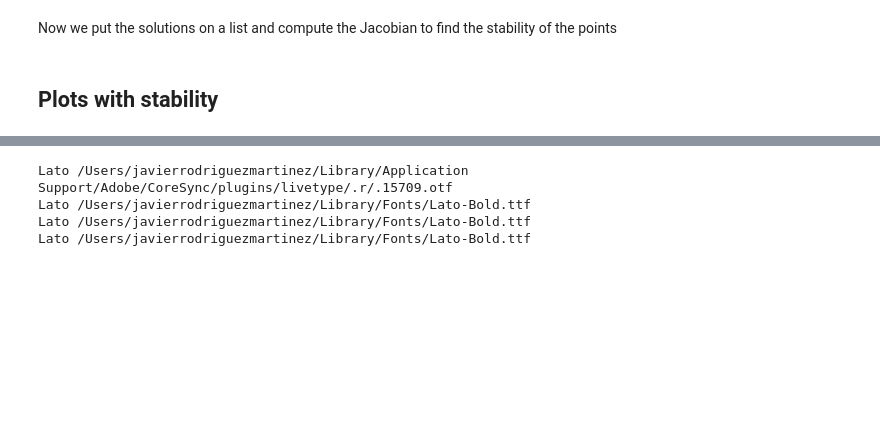
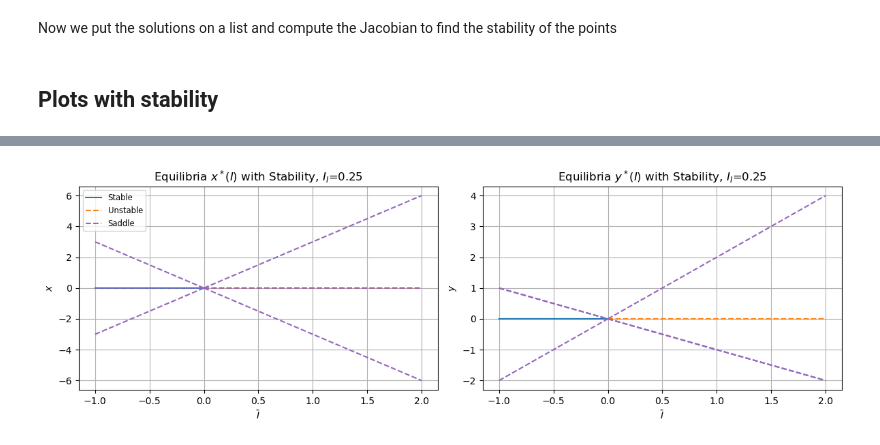
Before and after one commit to javirm3/TFG, a Jupyter notebook: simulations/bifurcations_gemma.ipynb, the cells around one changed output, grey strips where cells are left out. Cells and saved outputs as stored; diff of their text form; code cells hidden in the pictures; blank space fills up the shorter version.

```diff
--- a/simulations/bifurcations_gemma.ipynb
+++ b/simulations/bifurcations_gemma.ipynb
@@ -238,10 +263,0 @@ plt.show()
-# %%
-from matplotlib import font_manager
-for f in font_manager.fontManager.ttflist:
-    if 'Lato' in f.name:
-        print(f.name, f.fname)
-# %% [output]
-Lato /Users/javierrodriguezmartinez/Library/Application Support/Adobe/CoreSync/plugins/livetype/.r/.15709.otf
-Lato /Users/javierrodriguezmartinez/Library/Fonts/Lato-Bold.ttf
-Lato /Users/javierrodriguezmartinez/Library/Fonts/Lato-Bold.ttf
-Lato /Users/javierrodriguezmartinez/Library/Fonts/Lato-Bold.ttf
@@ -250,0 +264,53 @@ from matplotlib import pyplot as plt
+# %%
+fig, (ax1, ax2) = plt.subplots(1, 2, figsize=(12, 4), sharex=True)
+
+tasks = [
+    (ax1, f1_list, '$x$', f'Equilibria $x^*(I)$ with Stability, $I_I$={values["I_I"]:.2f}'),
+    (ax2, f2_list, '$y$', f'Equilibria $y^*(I)$ with Stability, $I_I$={values["I_I"]:.2f}'),
+]
+
+for ax, f_list, y_label, title in tasks:
+    ax.set_title(title)
+    ax.set_xlabel(r'$\bar I$')
+    ax.set_ylabel(y_label)
+    ax.grid(True)
+
+    for idx, (f_br, jf_br) in enumerate(zip(f_list, J_funcs), 1):
+        # 1) evaluamos la rama
+        y_vals = f_br(I_vals)
+        # 2) preparamos un array de etiquetas de estabilidad
+        stab = np.full(len(I_vals), None, dtype=object)
+
+        # 3) rellenamos stab sólo donde existe la rama y J es finita
+        for k, Iv in enumerate(I_vals):
+            if not np.isfinite(y_vals[k]):
+                continue
+            Jmat = np.array([[jf_br[0](Iv), jf_br[1](Iv)],
+                             [jf_br[2](Iv), jf_br[3](Iv)]], float)
+            if not np.isfinite(Jmat).all():
+                continue
+            stab[k] = stability(Jmat)
+
+        plotted = set()
+        for s in [st for st in STABILITY_STYLE.keys() if st in stab]:
+            # construimos un y_plot que solo tenga y_vals donde stab==s
+            y_plot = np.where(stab == s, y_vals, np.nan)
+            ax.plot(
+                I_vals, y_plot,
+                linestyle=STABILITY_STYLE[s],
+                color=EQUILIBRIUM_COLOR[s],
+                lw=1.5,
+                label=(s if s not in plotted else '_nolegend_')
+            )
+            plotted.add(s)
+
+handles, labels = ax1.get_legend_handles_labels()
+by_label = dict(zip(labels, handles))
+ax1.legend(by_label.values(), by_label.keys(), loc='best', fontsize='small')
+plt.savefig(f'{plot_dir}equilibria_stability_I_I_{values["I_I"]:.2f}.png', dpi=500)
+plt.savefig(f'{plot_dir}equilibria_stability_I_I_{values["I_I"]:.2f}.svg')
+# ax1.legend(loc='best', fontsize='small')
+plt.tight_layout()
+plt.show()
+# %% [output]
+[figure, added]
```
Also changed, not shown: parts of 10 cells of this notebook, 19 other files.
